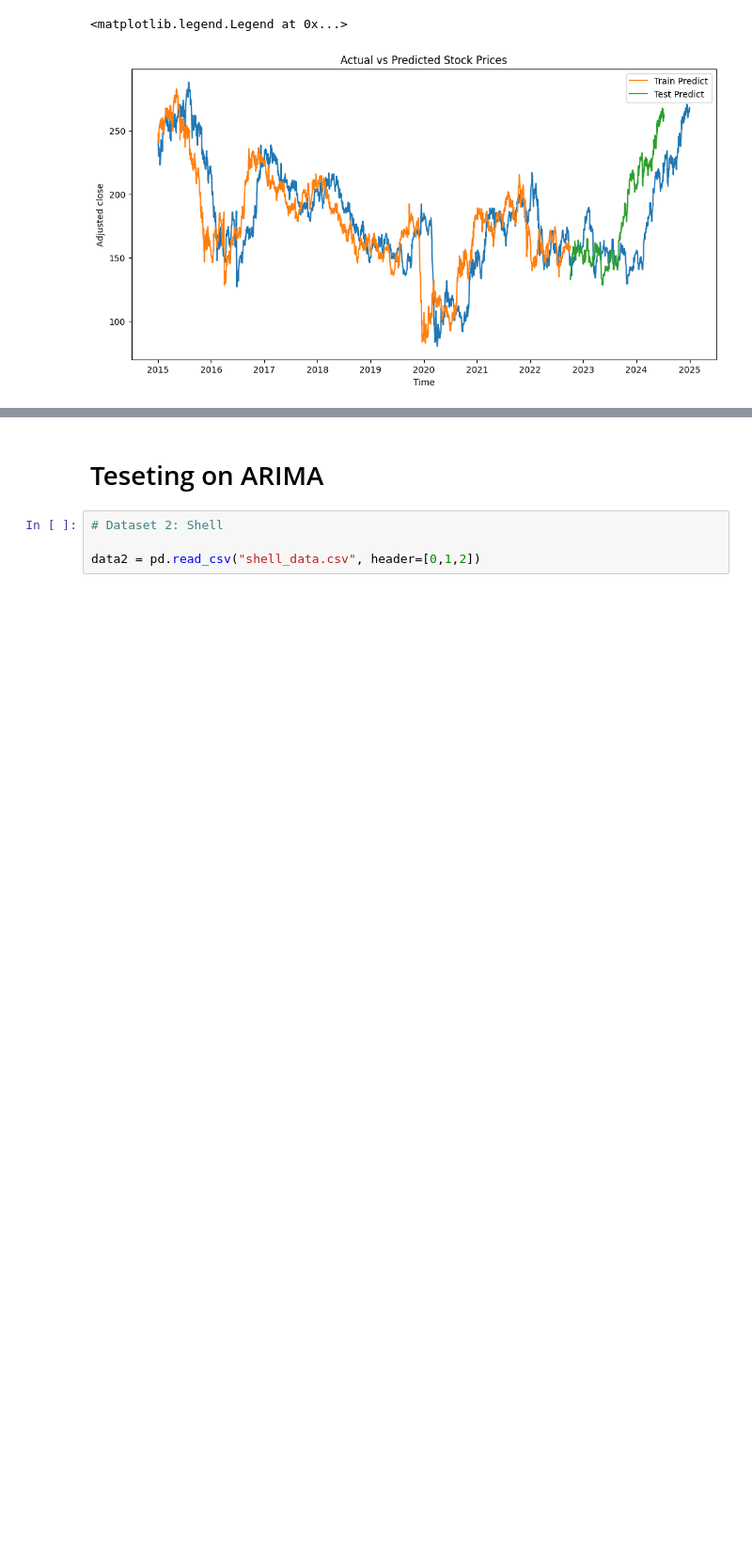
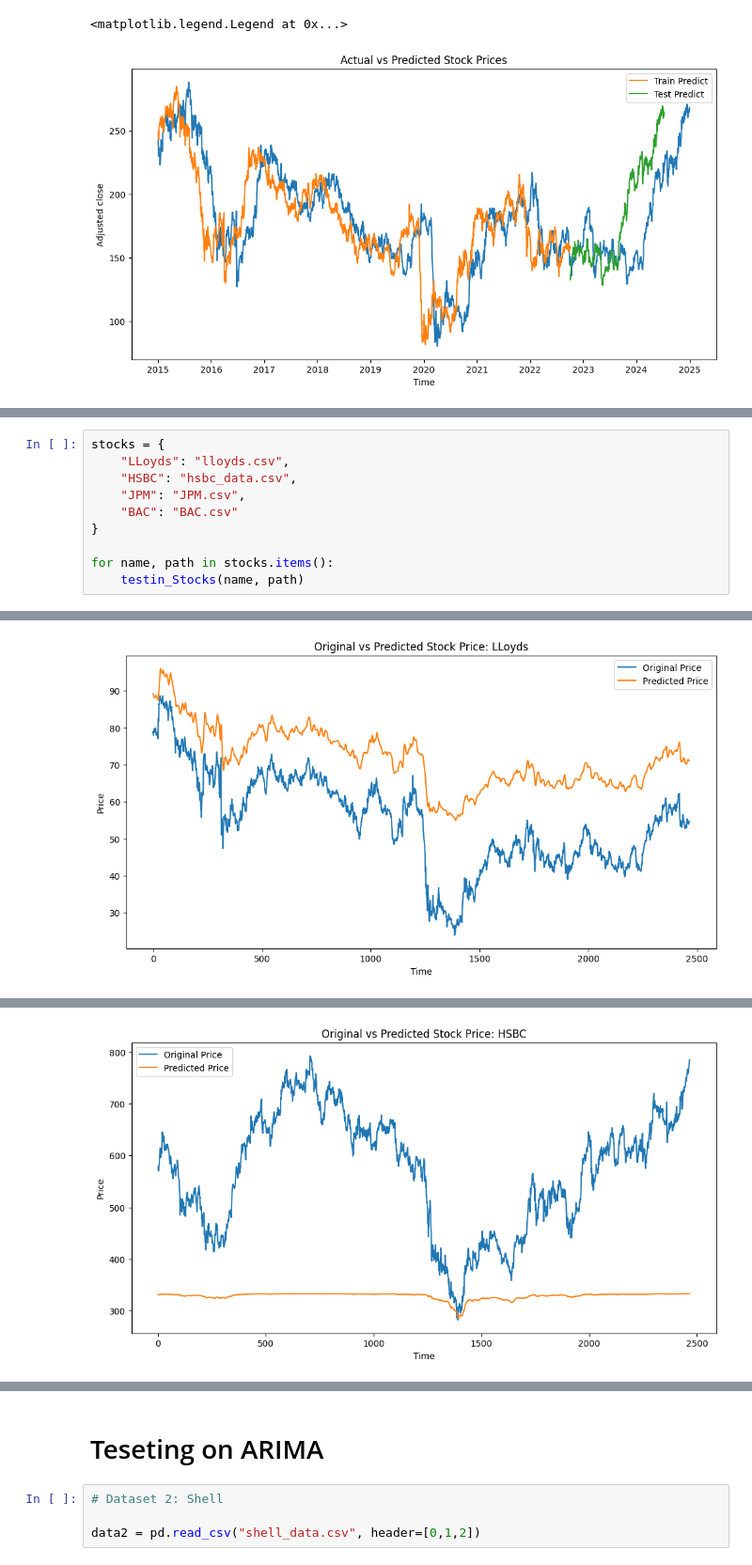
Before and after one commit to San0160/Stocks_Predection, a Jupyter notebook: Stocks.ipynb, the cells around one changed output, grey strips where cells are left out. Shown at 94% size. Drawn from its saved outputs; the diff is of its cells as text; blank space fills up the shorter version.

```diff
--- a/Stocks.ipynb
+++ b/Stocks.ipynb
@@ -319,0 +495,11 @@ plt.legend()
+# %%
+stocks = {
+    "LLoyds": "lloyds.csv",
+    "HSBC": "hsbc_data.csv",
+    "JPM": "JPM.csv",
+    "BAC": "BAC.csv"
+}
+
+for name, path in stocks.items():
+    testin_Stocks(name, path)
+# %% [output]
@@ -319,0 +508 @@ plt.legend()
+[figure, added]
@@ -319,0 +511 @@ plt.legend()
+[figure, added]
```
Also changed, not shown: parts of 43 cells of this notebook, 10 other files.
